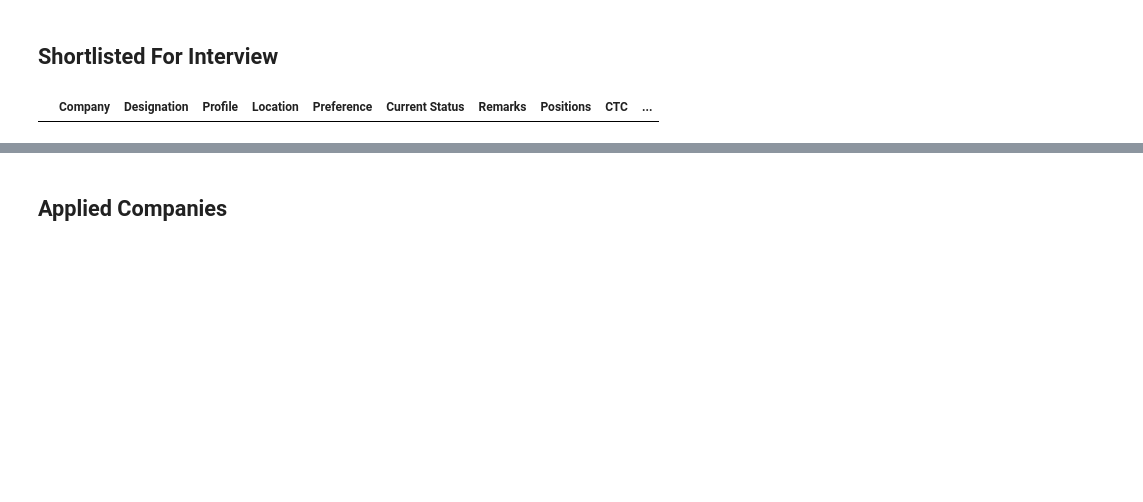
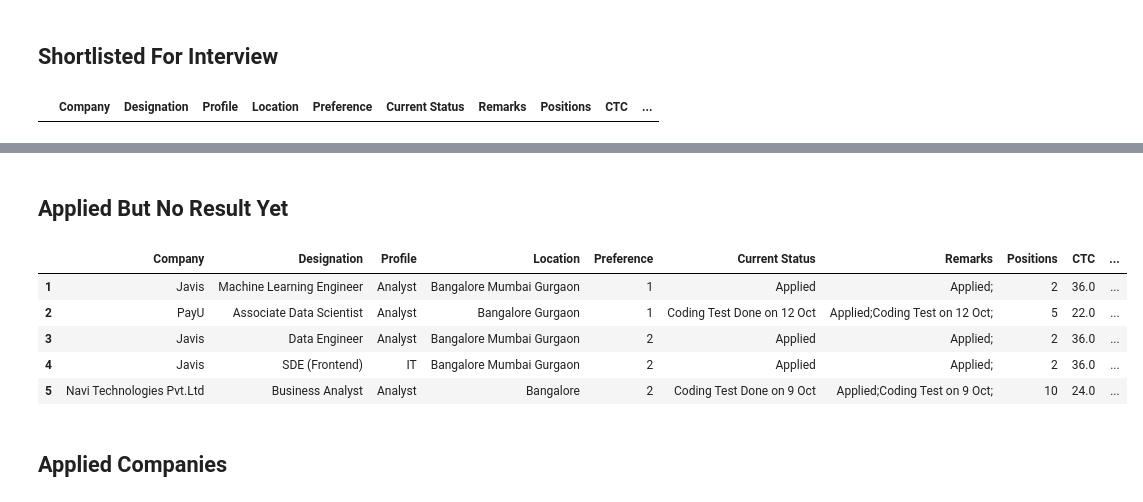
Before and after one commit to Hari31416/Placement, a Jupyter notebook: Companies/To_HTML.ipynb, the cells around one changed output, grey strips where cells are left out. Cells and saved outputs as stored; diff of their text form; code cells hidden in the pictures; blank space fills up the shorter version.

Commit message:
Update the company list

```diff
--- a/Companies/To_HTML.ipynb
+++ b/Companies/To_HTML.ipynb
@@ -79,0 +103,20 @@ html_start = html_start.replace("dataframe", "")
+# %% [markdown]
+## Applied But No Result Yet
+# %%
+applied = c["Applied"] == "Y"
+temp1 = c["Remarks"].apply(get_not_shortlisted)
+temp2 = c["Remarks"].apply(get_shortlisted)
+
+awaited = c[~temp1 & ~temp2][applied]
+# %%
+awaited.reset_index(inplace=True, drop=True)
+awaited.drop(columns=["Applied"], inplace=True)
+awaited.set_index(np.arange(1, len(awaited) + 1), inplace=True)
+awaited.head()
+# %% [output]
+|  | Company | Designation | Profile | Location | Preference | Current Status | Remarks | Positions | CTC | ... |
+| 1 | Javis | Machine Learning Engineer | Analyst | Bangalore Mumbai Gurgaon | 1 | Applied | Applied; | 2 | 36.0 | ... |
+| 2 | PayU | Associate Data Scientist | Analyst | Bangalore Gurgaon | 1 | Coding Test Done on 12 Oct | Applied;Coding Test on 12 Oct; | 5 | 22.0 | ... |
+| 3 | Javis | Data Engineer | Analyst | Bangalore Mumbai Gurgaon | 2 | Applied | Applied; | 2 | 36.0 | ... |
+| 4 | Javis | SDE (Frontend) | IT | Bangalore Mumbai Gurgaon | 2 | Applied | Applied; | 2 | 36.0 | ... |
+| 5 | Navi Technologies Pvt.Ltd | Business Analyst | Analyst | Bangalore | 2 | Coding Test Done on 9 Oct | Applied;Coding Test on 9 Oct; | 10 | 24.0 | ... |
```
Also changed, not shown: parts of 10 cells of this notebook, 1 other file.
